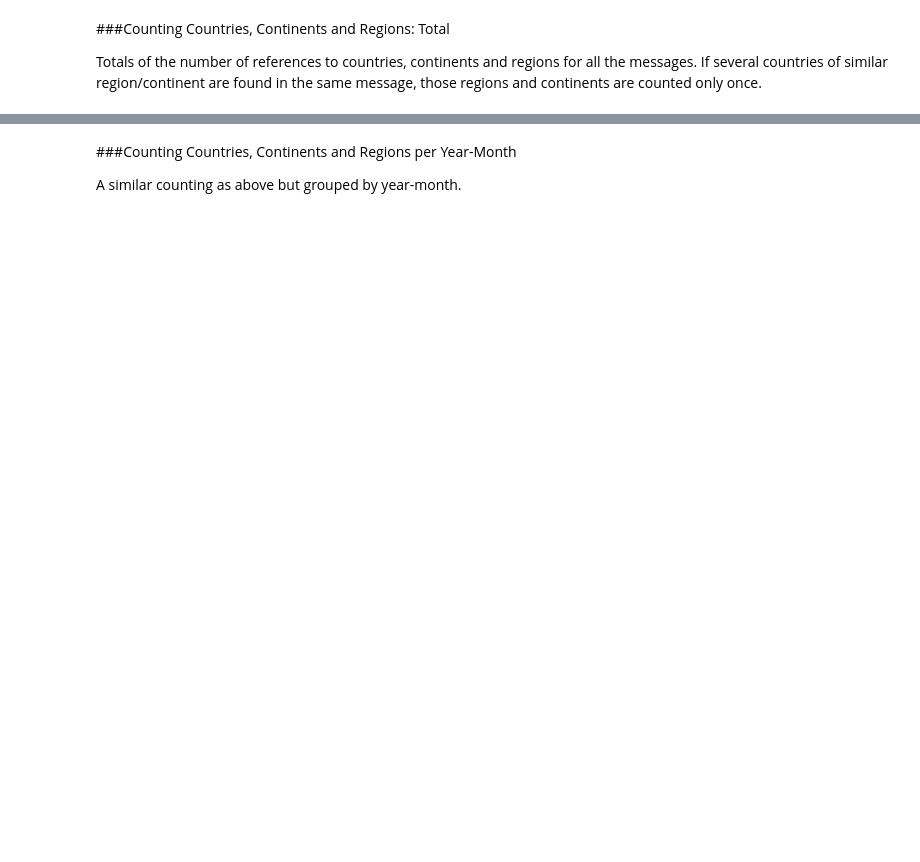
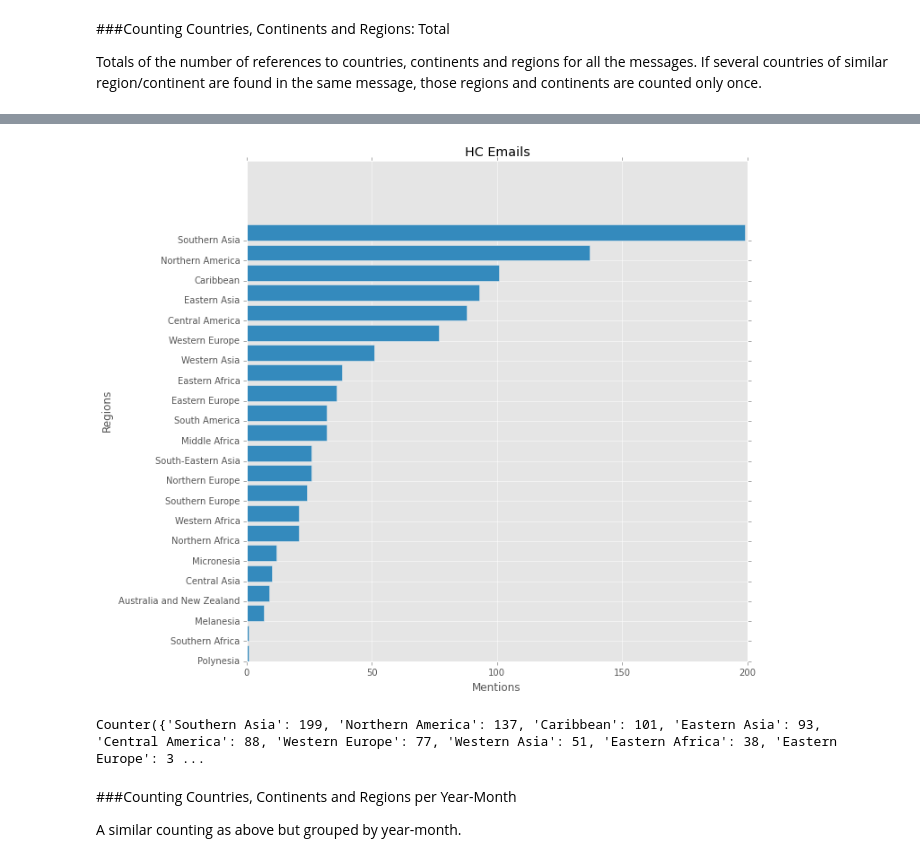
Before and after one commit to evaristoc/kaggle, a Jupyter notebook: hc_emails/hillary talks.ipynb, the cells around one changed output, grey strips where cells are left out. Cells and saved outputs as stored; diff of their text form; code cells hidden in the pictures; blank space fills up the shorter version.

```diff
--- a/hc_emails/hillary talks.ipynb
+++ b/hc_emails/hillary talks.ipynb
@@ -162,3 +438,19 @@ Counter({'Western Asia': 331, 'Southern Asia': 241, 'South America': 172, 'Easte
+# %%
+y,x = zip(*sorted(list(regioncounter.items()), key = lambda x: x[1]))
+
+plt.figure(figsize=(10,10))
+
+plt.barh(list(range(len(x))), x)
+plt.yticks(list(range(len(x))), y, ha='right')
+
+plt.title('HC Emails')
+plt.ylabel('Regions')
+plt.xlabel('Mentions')
+plt.show()
+print(regioncounter)
+# %% [output]
+[figure, added]
+Counter({'Southern Asia': 199, 'Northern America': 137, 'Caribbean': 101, 'Eastern Asia': 93, 'Central America': 88, 'Western Europe': 77, 'Western Asia': 51, 'Eastern Africa': 38, 'Eastern Europe': 3 ...
 # %% [markdown]
 ###Counting Countries, Continents and Regions per Year-Month
 
```
Also changed, not shown: parts of 60 cells of this notebook, 2 other files.
